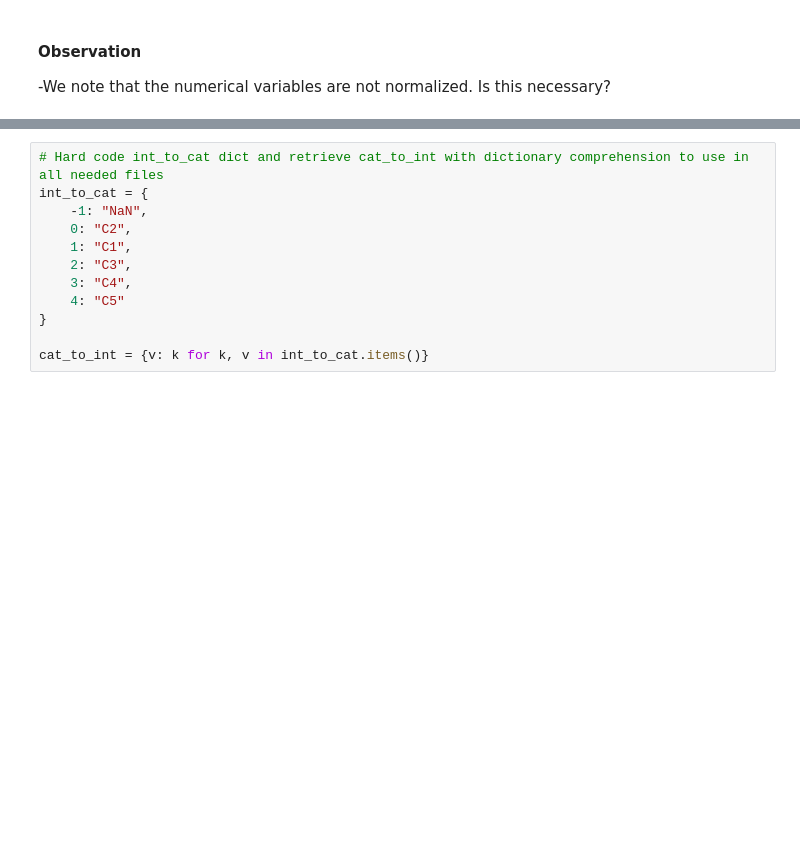
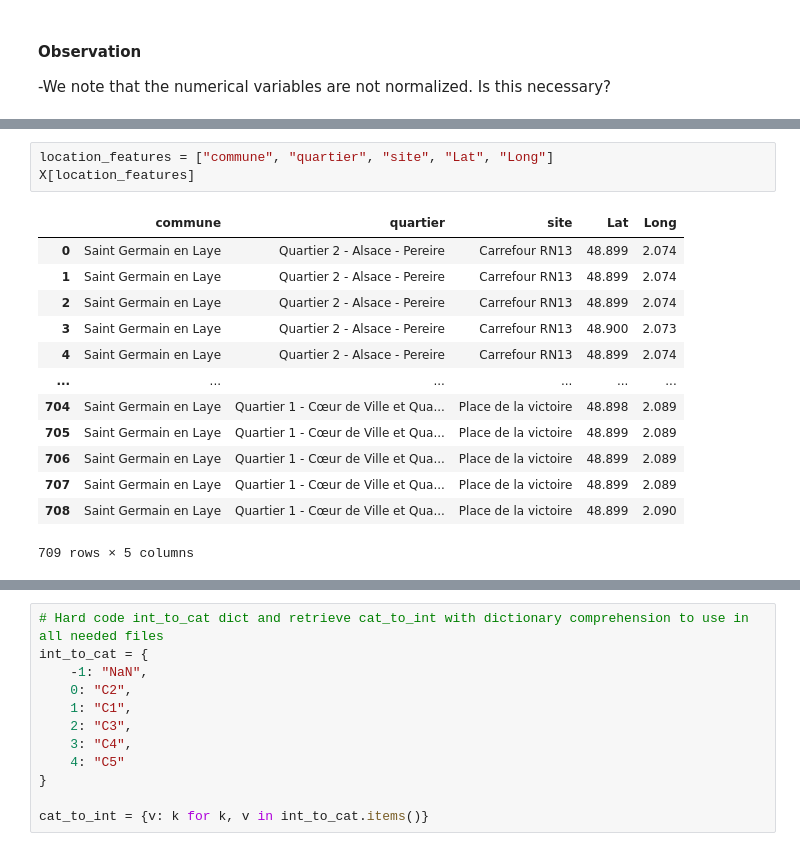
Before and after one commit to AntoineTSP/Ramp_challenge, a Jupyter notebook: starting-kit.ipynb, the cells around one changed output, grey strips where cells are left out. Drawn from its saved outputs; the diff is of its cells as text; blank space fills up the shorter version.

```diff
--- a/starting-kit.ipynb
+++ b/starting-kit.ipynb
@@ -268,0 +322,17 @@ y
+# %%
+location_features = ["commune", "quartier", "site", "Lat", "Long"]
+X[location_features]
+# %% [output]
+|  | commune | quartier | site | Lat | Long |
+| 0 | Saint Germain en Laye | Quartier 2 - Alsace - Pereire | Carrefour RN13 | 48.899 | 2.074 |
+| 1 | Saint Germain en Laye | Quartier 2 - Alsace - Pereire | Carrefour RN13 | 48.899 | 2.074 |
+| 2 | Saint Germain en Laye | Quartier 2 - Alsace - Pereire | Carrefour RN13 | 48.899 | 2.074 |
+| 3 | Saint Germain en Laye | Quartier 2 - Alsace - Pereire | Carrefour RN13 | 48.900 | 2.073 |
+| 4 | Saint Germain en Laye | Quartier 2 - Alsace - Pereire | Carrefour RN13 | 48.899 | 2.074 |
+| ... | ... | ... | ... | ... | ... |
+| 704 | Saint Germain en Laye | Quartier 1 - Cœur de Ville et Qua... | Place de la victoire | 48.898 | 2.089 |
+| 705 | Saint Germain en Laye | Quartier 1 - Cœur de Ville et Qua... | Place de la victoire | 48.899 | 2.089 |
+| 706 | Saint Germain en Laye | Quartier 1 - Cœur de Ville et Qua... | Place de la victoire | 48.899 | 2.089 |
+| 707 | Saint Germain en Laye | Quartier 1 - Cœur de Ville et Qua... | Place de la victoire | 48.899 | 2.089 |
+| 708 | Saint Germain en Laye | Quartier 1 - Cœur de Ville et Qua... | Place de la victoire | 48.899 | 2.090 |
+709 rows × 5 columns
```
Also changed, not shown: parts of 32 cells of this notebook, 3 other files.
